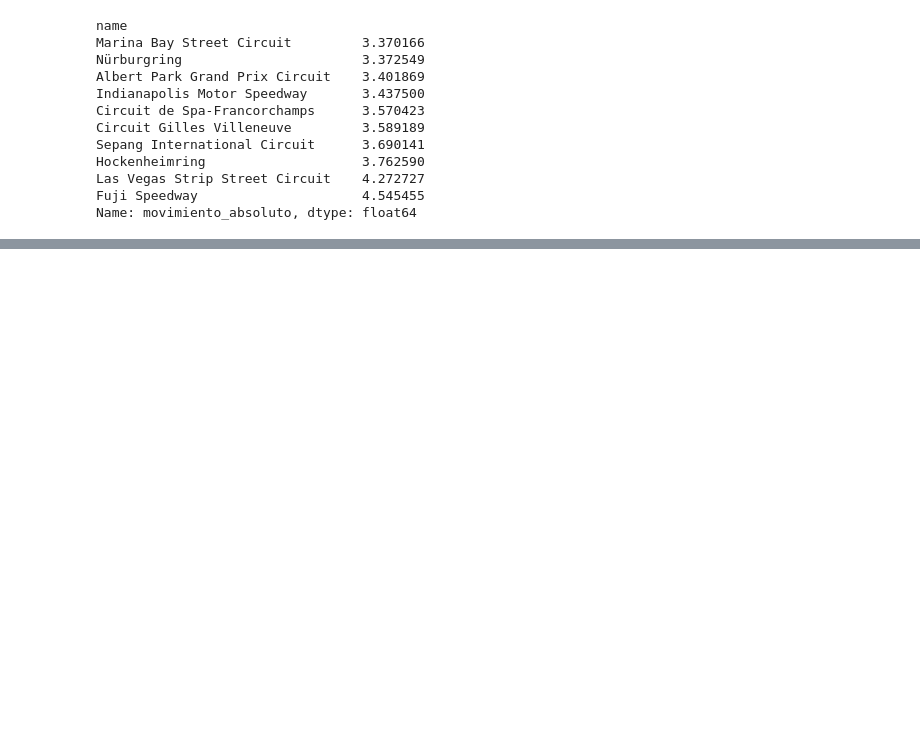
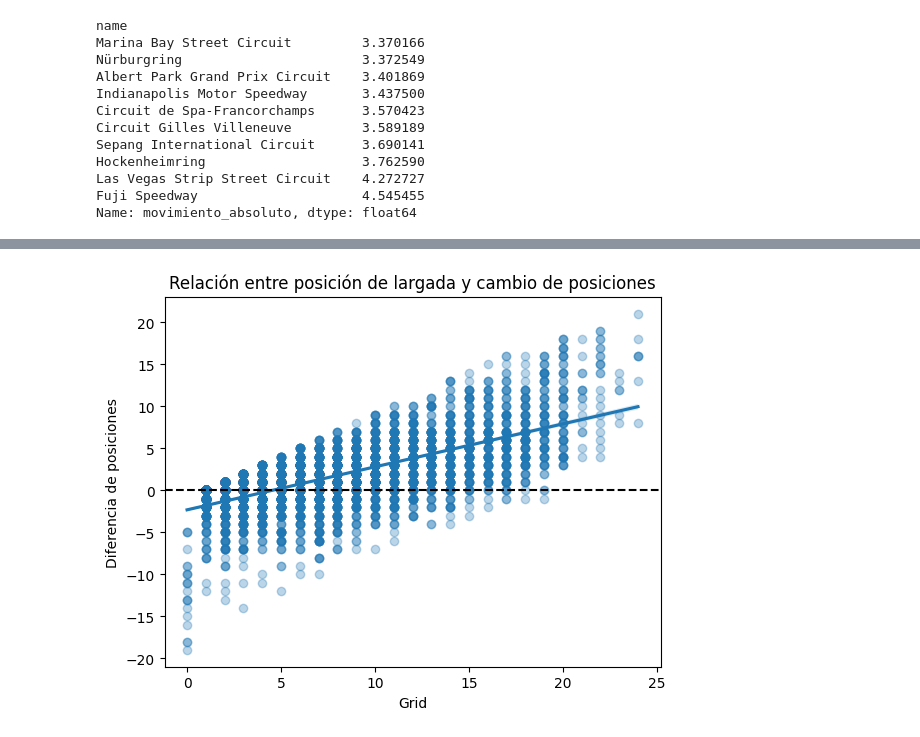
Before and after one commit to ividelmastro/Ciencia-de-datos, a Jupyter notebook: ver_bd.ipynb, the cells around one changed output, grey strips where cells are left out. Cells and saved outputs as stored; diff of their text form; code cells hidden in the pictures; blank space fills up the shorter version.

```diff
--- a/ver_bd.ipynb
+++ b/ver_bd.ipynb
@@ -345,0 +409,17 @@ Name: movimiento_absoluto, dtype: float64
+# %%
+sns.regplot(
+    data=df_clean,
+    x='grid',
+    y='diferencia_posiciones',
+    scatter_kws={'alpha':0.3}
+)
+
+plt.axhline(0, linestyle='--', color='black')
+
+plt.title('Relación entre posición de largada y cambio de posiciones')
+plt.xlabel('Grid')
+plt.ylabel('Diferencia de posiciones')
+
+plt.show()
+# %% [output]
+[figure, added]
```
Also changed, not shown: parts of 7 cells of this notebook.
